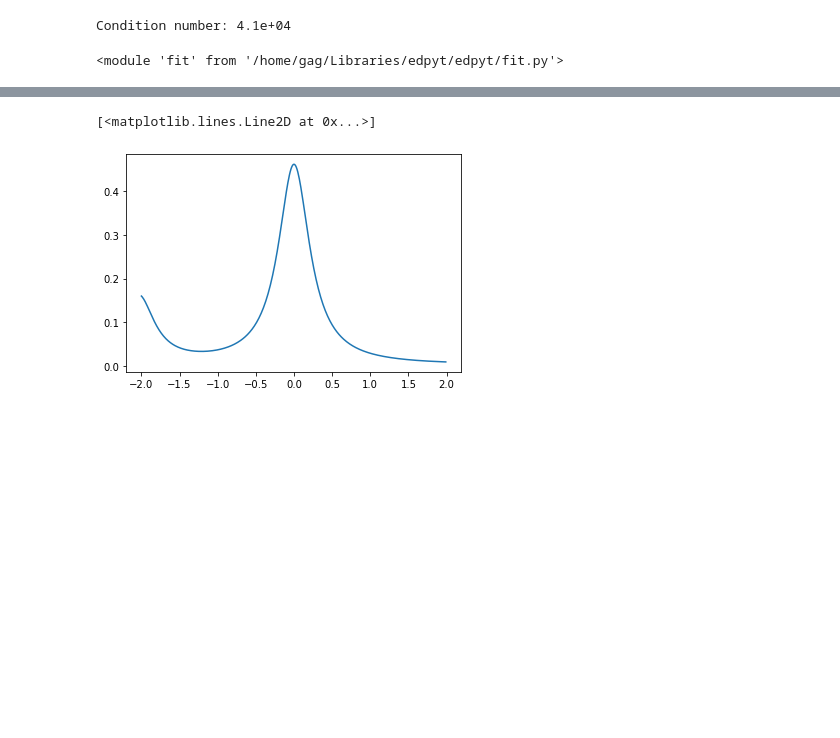
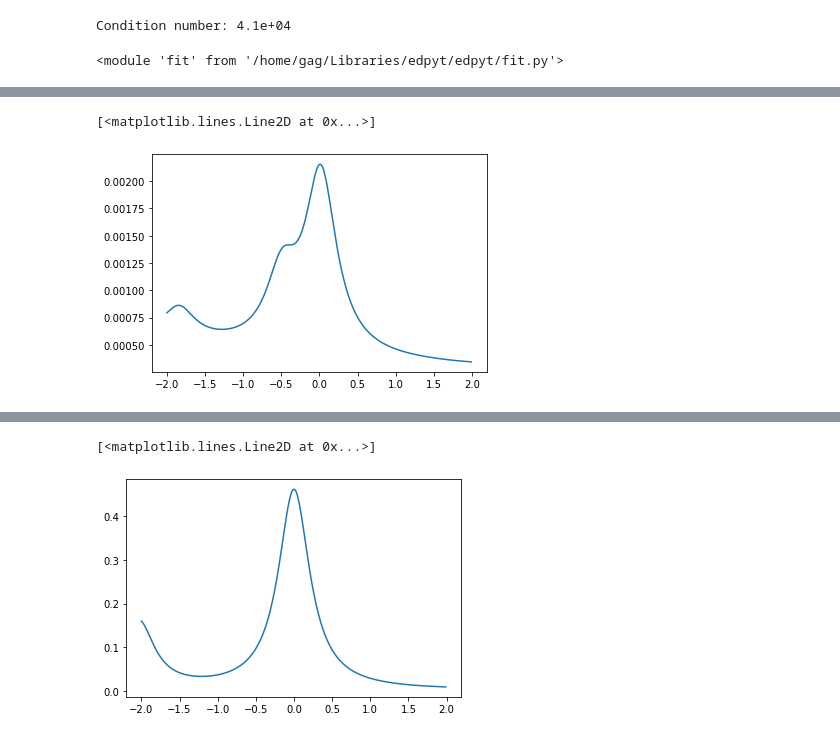
Before and after one commit to edan-bainglass/edpyt, a Jupyter notebook: edpyt/Untitled.ipynb, the cells around one changed output, grey strips where cells are left out. Saved outputs shown, nothing was run; the diff lists cells and outputs as text; code cells hidden in the pictures; blank space fills up the shorter version.

```diff
--- a/edpyt/Untitled.ipynb
+++ b/edpyt/Untitled.ipynb
@@ -96,0 +119,13 @@ eta = 0.25
+# %%
+eigen_space, egs = build_espace(H, V, neig_sector)
+# %%
+gf = build_gf_lanczos(H, V, eigen_space, 0.)
+# %%
+energies = np.arange(-2,2,1e-2)
+# %%
+dos = -1/np.pi*gf(energies, eta).imag
+# %%
+plt.plot(energies, dos)
+# %% [output]
+[<matplotlib.lines.Line2D at 0x...>]
+[figure, added]
```
Also changed, not shown: parts of 21 cells of this notebook, 16 other files.
